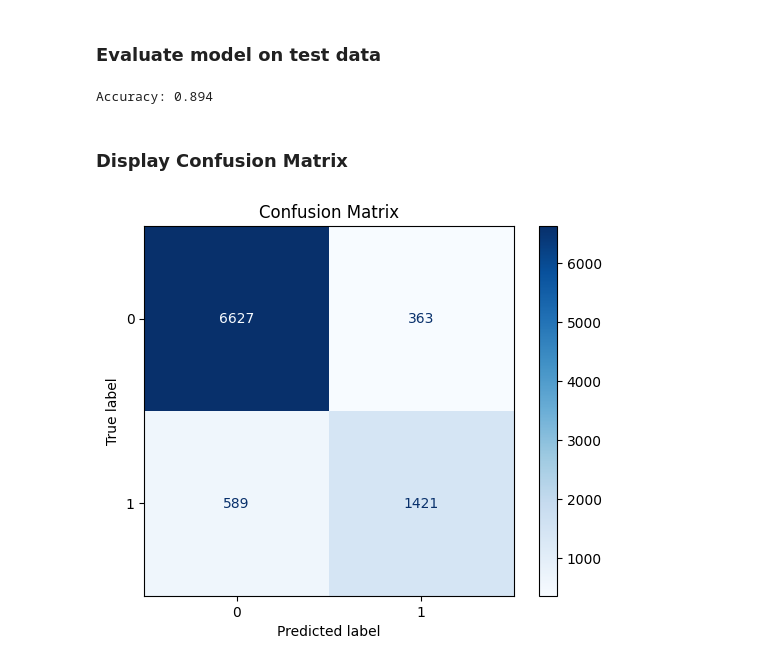
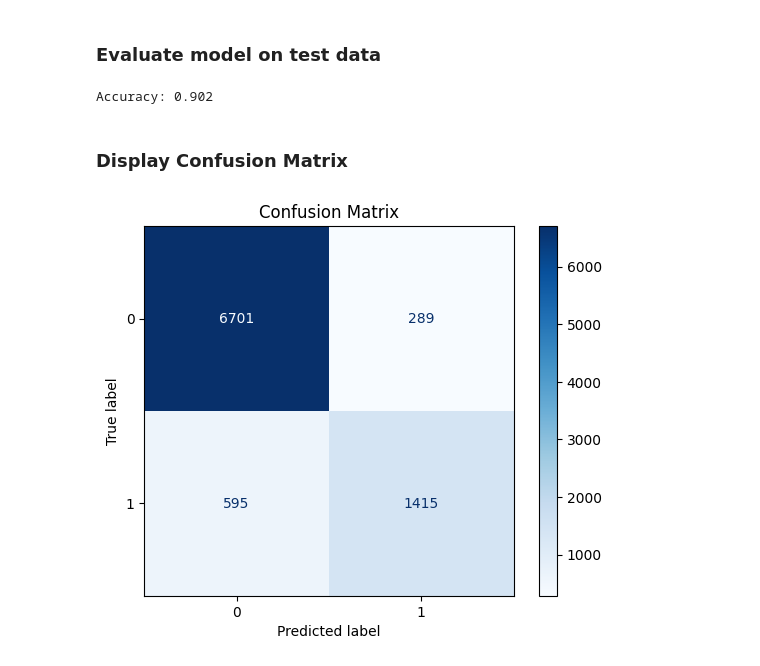
Before and after one commit to cedric-dem/ml-models-comparison, a Jupyter notebook: models_notebooks/model_knn.ipynb, the cells around one changed output. Drawn from its saved outputs; the diff is of its cells as text; code cells hidden in the pictures.

```diff
--- a/models_notebooks/model_knn.ipynb
+++ b/models_notebooks/model_knn.ipynb
@@ -31,5 +31,4 @@ y_test = test_df[target_col]
 # %% [markdown]
 ### Create KNN Classifier
 # %%
-knn = KNeighborsClassifier(n_neighbors=5)
-knn.fit(X_train, y_train)
+knn = KNeighborsClassifier(n_neighbors=15)
@@ -46,14 +49,14 @@ y_pred = knn.predict(X_test)
 # %%
 print("Accuracy:", round(accuracy_score(y_test, y_pred), 3))
 # %% [output]
-Accuracy: 0.894
+Accuracy: 0.902
 # %% [markdown]
 ### Display Confusion Matrix
 # %%
 cm = confusion_matrix(y_test, y_pred)
-disp = ConfusionMatrixDisplay(confusion_matrix=cm, display_labels=knn.classes_)
+disp = ConfusionMatrixDisplay(confusion_matrix=cm, display_labels=[0,1])
 disp.plot(cmap='Blues')
 plt.title("Confusion Matrix")
 plt.show()
 # %% [output]
-[figure, old version]
+[figure, new version]
```
Also changed, not shown: parts of 3 cells of this notebook.
